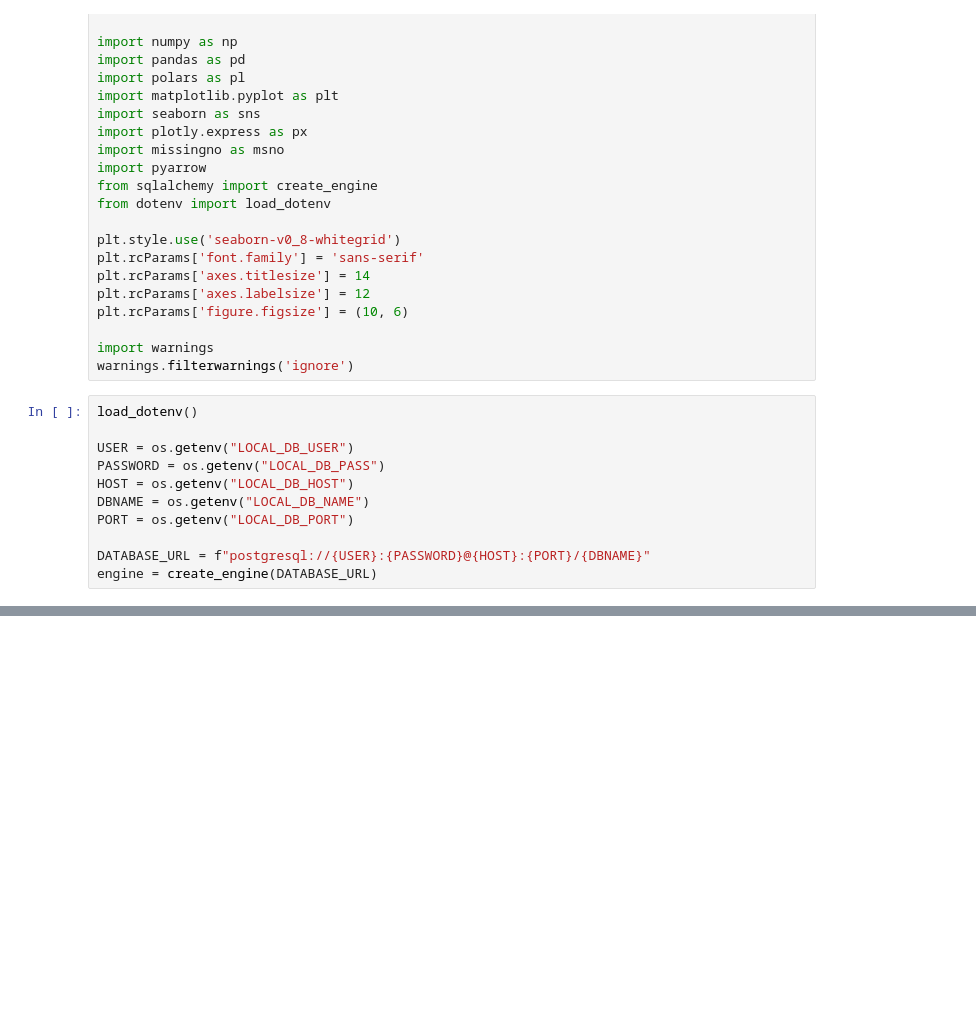
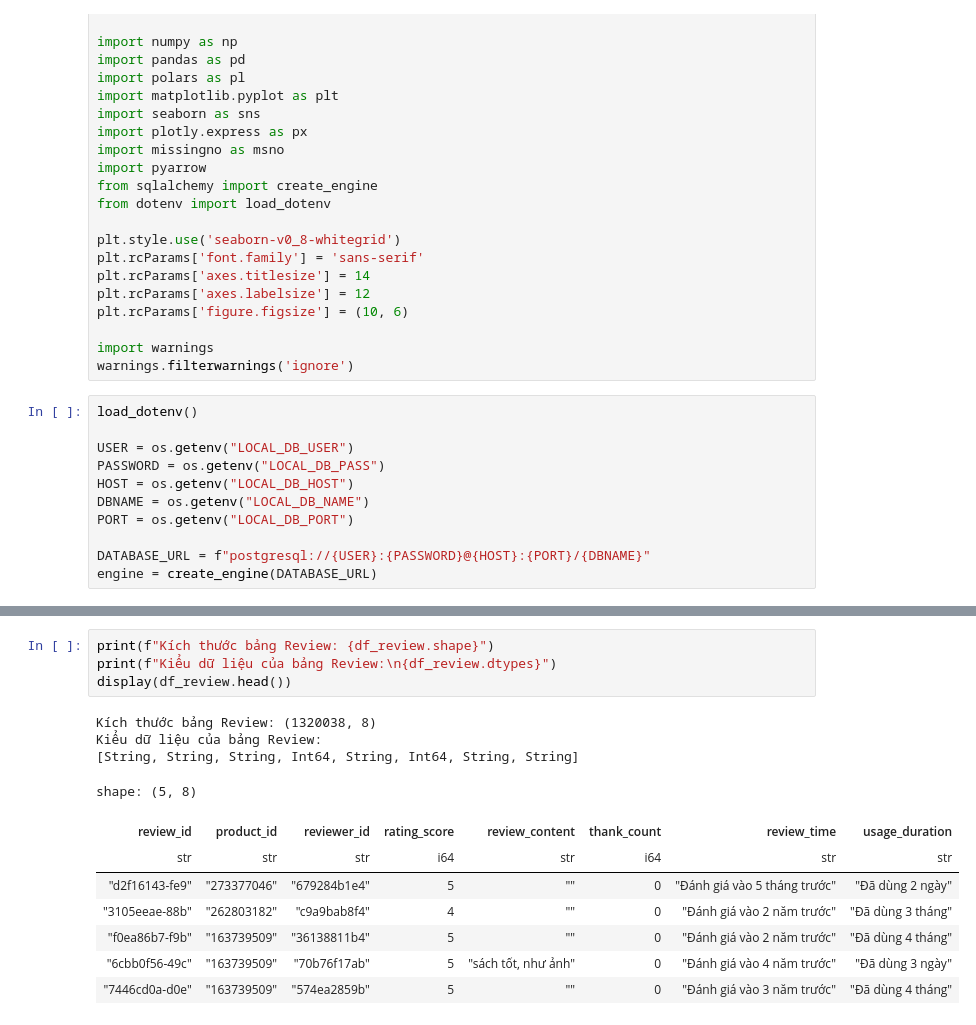
Before and after one commit to khoa26/ecommerce_analysis, a Jupyter notebook: notebooks/02_data_preprocessing.ipynb, the cells around one changed output, grey strips where cells are left out. Drawn from its saved outputs; the diff is of its cells as text; blank space fills up the shorter version.

```diff
--- a/notebooks/02_data_preprocessing.ipynb
+++ b/notebooks/02_data_preprocessing.ipynb
@@ -129,0 +125,16 @@ AttributeError: 'DataFrame' object has no attribute 'group_by'
+# %%
+print(f"Kích thước bảng Review: {df_review.shape}")
+print(f"Kiểu dữ liệu của bảng Review:\n{df_review.dtypes}")
+display(df_review.head())
+# %% [output]
+Kích thước bảng Review: (1320038, 8)
+Kiểu dữ liệu của bảng Review:
+[String, String, String, Int64, String, Int64, String, String]
+shape: (5, 8)
+| review_id | product_id | reviewer_id | rating_score | review_content | thank_count | review_time | usage_duration |
+| str | str | str | i64 | str | i64 | str | str |
+| "d2f16143-fe9" | "273377046" | "679284b1e4" | 5 | "" | 0 | "Đánh giá vào 5 tháng trước" | "Đã dùng 2 ngày" |
+| "3105eeae-88b" | "262803182" | "c9a9bab8f4" | 4 | "" | 0 | "Đánh giá vào 2 năm trước" | "Đã dùng 3 tháng" |
+| "f0ea86b7-f9b" | "163739509" | "36138811b4" | 5 | "" | 0 | "Đánh giá vào 2 năm trước" | "Đã dùng 4 tháng" |
+| "6cbb0f56-49c" | "163739509" | "70b76f17ab" | 5 | "sách tốt, như ảnh" | 0 | "Đánh giá vào 4 năm trước" | "Đã dùng 3 ngày" |
+| "7446cd0a-d0e" | "163739509" | "574ea2859b" | 5 | "" | 0 | "Đánh giá vào 3 năm trước" | "Đã dùng 4 tháng" |
```
Also changed, not shown: parts of 13 cells of this notebook, 1 other file.
